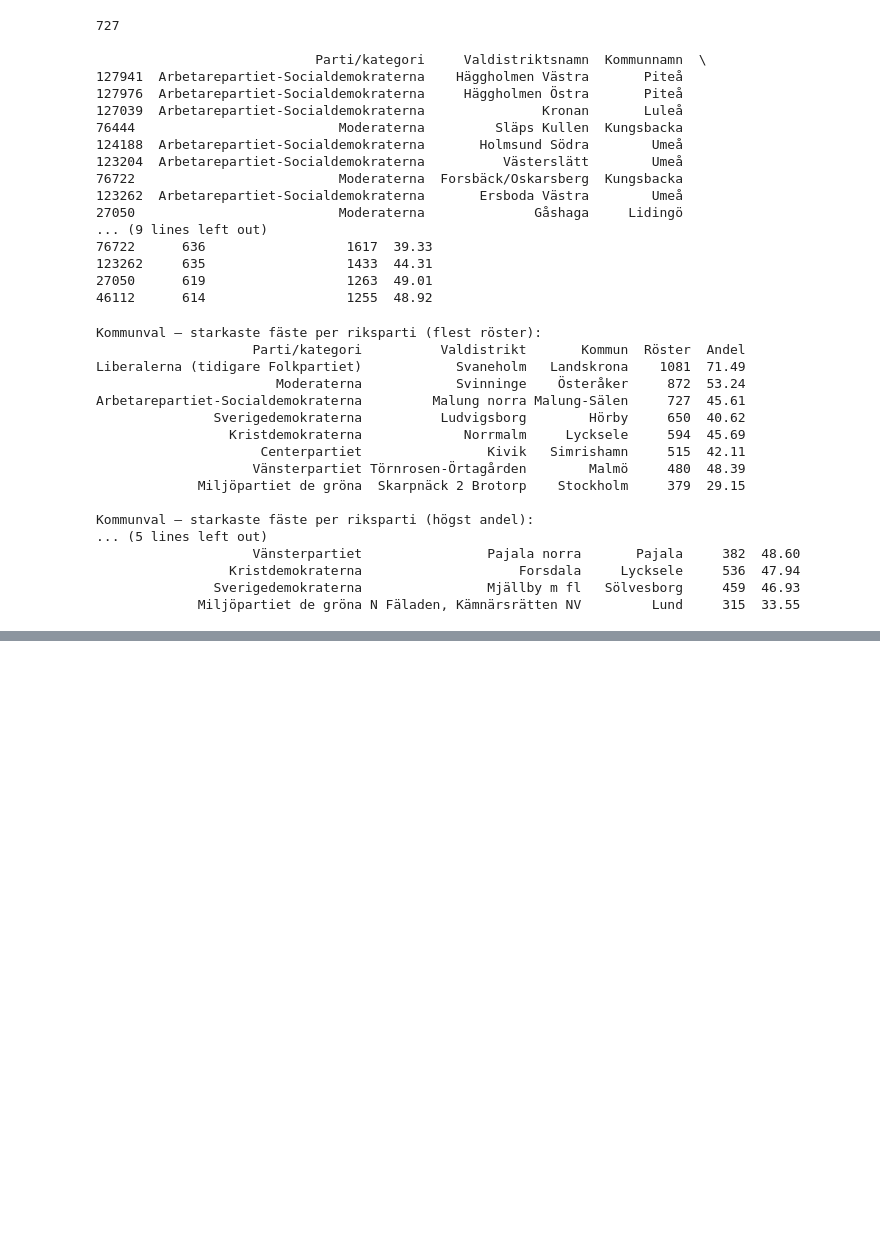
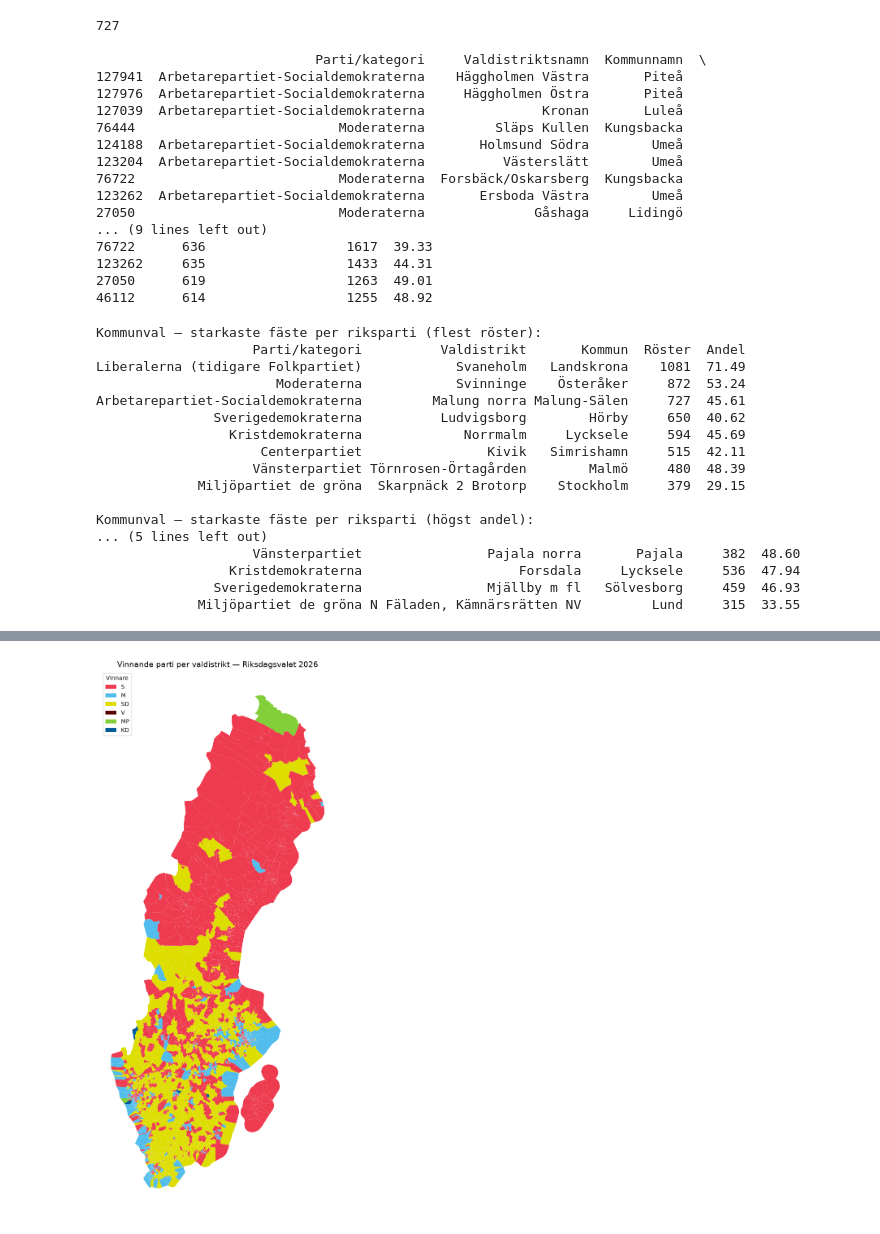
Before and after one commit to sven-0414/py-ai-lab, a Jupyter notebook: data_analysis/egen_lab.ipynb, the cells around one changed output, grey strips where cells are left out. Saved outputs shown, nothing was run; the diff lists cells and outputs as text; code cells hidden in the pictures; blank space fills up the shorter version.

```diff
--- a/data_analysis/egen_lab.ipynb
+++ b/data_analysis/egen_lab.ipynb
@@ -810,0 +831,12 @@ Kommunval — starkaste fäste per riksparti (högst andel):
+# %%
+# Bara rikspartier
+riks_bara_full = roster[roster['Parti/kategori'].isin(rikspartier)]
+
+vinnare = (
+    riks_bara_full
+    .loc[riks_bara_full.groupby('Valdistriktskod')['Röster'].idxmax()]
+    [['Valdistriktskod', 'Parti/kategori', 'Röster']]
+    .rename(columns={'Parti/kategori': 'Vinnare'})
+)
+
+print(vinnare['Vinnare'].value_counts())
@@ -810,0 +852,60 @@ Kommunval — starkaste fäste per riksparti (högst andel):
+# %%
+import matplotlib.pyplot as plt
+
+# Merge vinnare med geometri
+distrikt_geo['Valdistriktskod'] = distrikt_geo['Valdistriktskod'].astype(int)
+karta_data = distrikt_geo.merge(vinnare, on='Valdistriktskod', how='left')
+
+# Partifärger (standard svensk politisk konvention)
+partifärger = {
+    'Arbetarepartiet-Socialdemokraterna': '#EE3B4F',
+    'Moderaterna': '#52BDEC',
+    'Sverigedemokraterna': '#DDDD00',
+    'Vänsterpartiet': '#5A0000',
+    'Miljöpartiet de gröna': '#83CF39',
+    'Kristdemokraterna': '#005B99',
+    'Centerpartiet': '#009933',
+    'Liberalerna (tidigare Folkpartiet)': '#006AB3',
+}
+
+karta_data['färg'] = karta_data['Vinnare'].map(partifärger)
+
+# Plotta
+fig, ax = plt.subplots(figsize=(10, 14))
+karta_data.plot(color=karta_data['färg'], ax=ax, edgecolor='none')
+ax.set_axis_off()
+ax.set_title('Vinnande parti per valdistrikt — Riksdagsvalet 2026', fontsize=14)
+
+# Enkel legend
+from matplotlib.patches import Patch
+
+förkort = {
+    'Arbetarepartiet-Socialdemokraterna': 'S',
+    'Moderaterna': 'M',
+    'Sverigedemokraterna': 'SD',
+    'Vänsterpartiet': 'V',
+    'Miljöpartiet de gröna': 'MP',
+    'Kristdemokraterna': 'KD',
+    'Centerpartiet': 'C',
+    'Liberalerna (tidigare Folkpartiet)': 'L',
+}
+
+legend_elements = [
+    Patch(facecolor=partifärger[parti], label=förkort[parti])
+    for parti in partifärger
+    if parti in karta_klippt['Vinnare'].unique()
+]
+
+ax.legend(
+    handles=legend_elements,
+    loc='upper left',
+    fontsize=10,
+    frameon=True,
+    title='Vinnare',
+)
+
+
+plt.tight_layout()
+plt.show()
+# %% [output]
+[figure, added]
```
Also changed, not shown: parts of 4 cells of this notebook.
